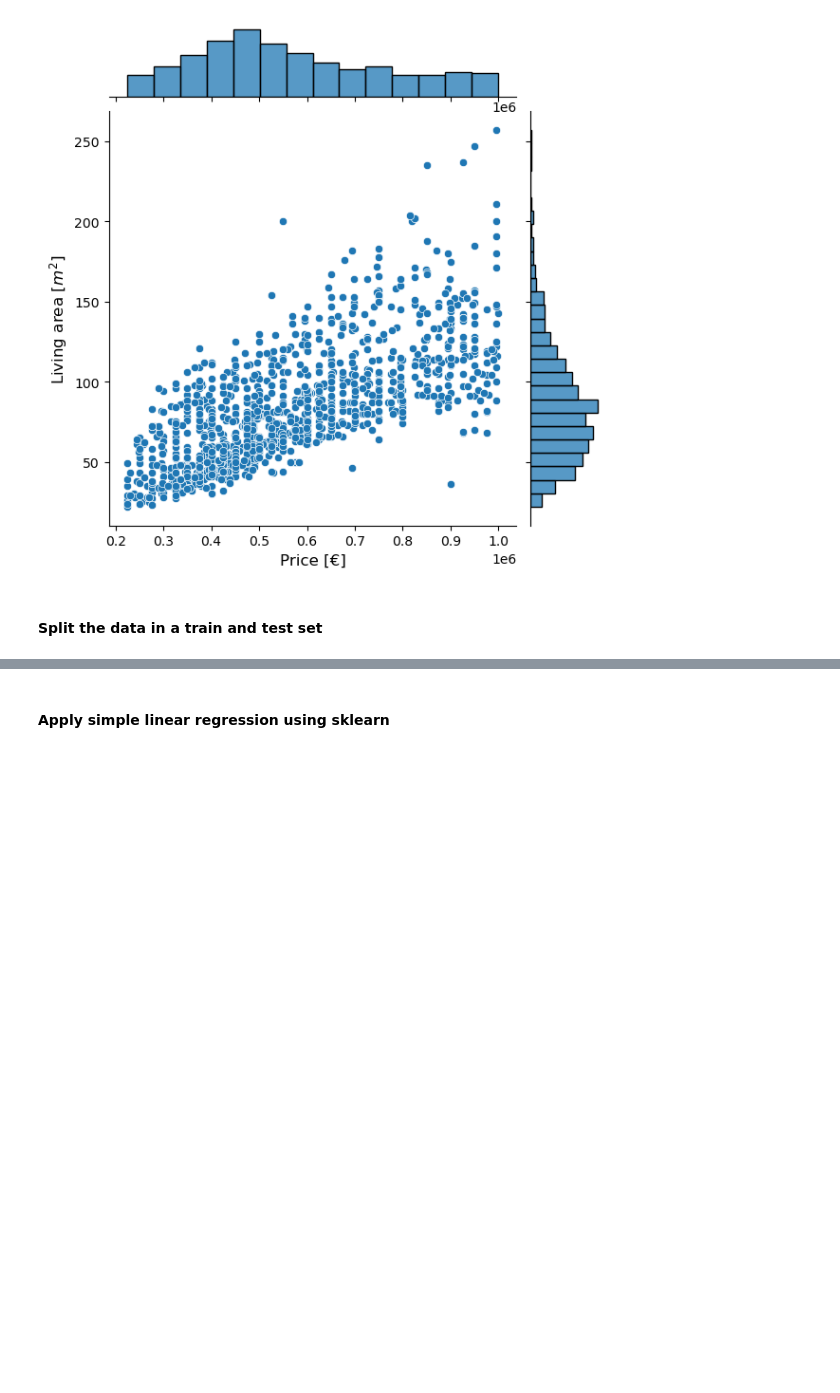
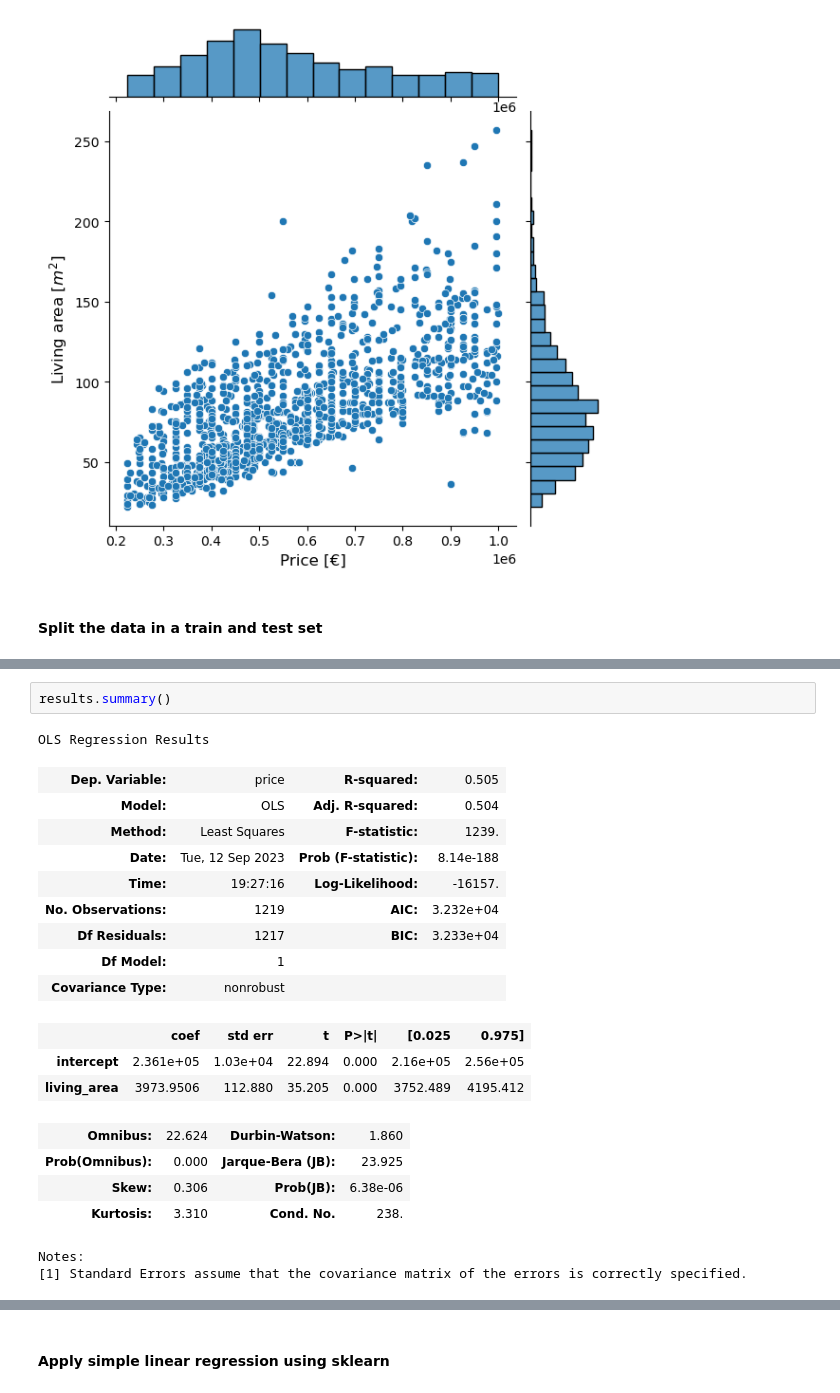
Before and after one commit to luukvanroessel/ML, a Jupyter notebook: funda.ipynb, the cells around one changed output, grey strips where cells are left out. Cells and saved outputs as stored; diff of their text form; blank space fills up the shorter version.

Commit message:
Extend simple regression

```diff
--- a/funda.ipynb
+++ b/funda.ipynb
@@ -53,0 +130,22 @@ X_train, X_test, y_train, y_test = train_test_split(X, y, test_size=0.2, random_
+# %%
+results.summary()
+# %% [output]
+OLS Regression Results
+| Dep. Variable: | price | R-squared: | 0.505 |
+| Model: | OLS | Adj. R-squared: | 0.504 |
+| Method: | Least Squares | F-statistic: | 1239. |
+| Date: | Tue, 12 Sep 2023 | Prob (F-statistic): | 8.14e-188 |
+| Time: | 19:27:16 | Log-Likelihood: | -16157. |
+| No. Observations: | 1219 | AIC: | 3.232e+04 |
+| Df Residuals: | 1217 | BIC: | 3.233e+04 |
+| Df Model: | 1 |  |  |
+| Covariance Type: | nonrobust |  |  |
+|  | coef | std err | t | P>|t| | [0.025 | 0.975] |
+| intercept | 2.361e+05 | 1.03e+04 | 22.894 | 0.000 | 2.16e+05 | 2.56e+05 |
+| living_area | 3973.9506 | 112.880 | 35.205 | 0.000 | 3752.489 | 4195.412 |
+| Omnibus: | 22.624 | Durbin-Watson: | 1.860 |
+| Prob(Omnibus): | 0.000 | Jarque-Bera (JB): | 23.925 |
+| Skew: | 0.306 | Prob(JB): | 6.38e-06 |
+| Kurtosis: | 3.310 | Cond. No. | 238. |
+Notes:
+[1] Standard Errors assume that the covariance matrix of the errors is correctly specified.
```
Also changed, not shown: parts of 25 cells of this notebook.
